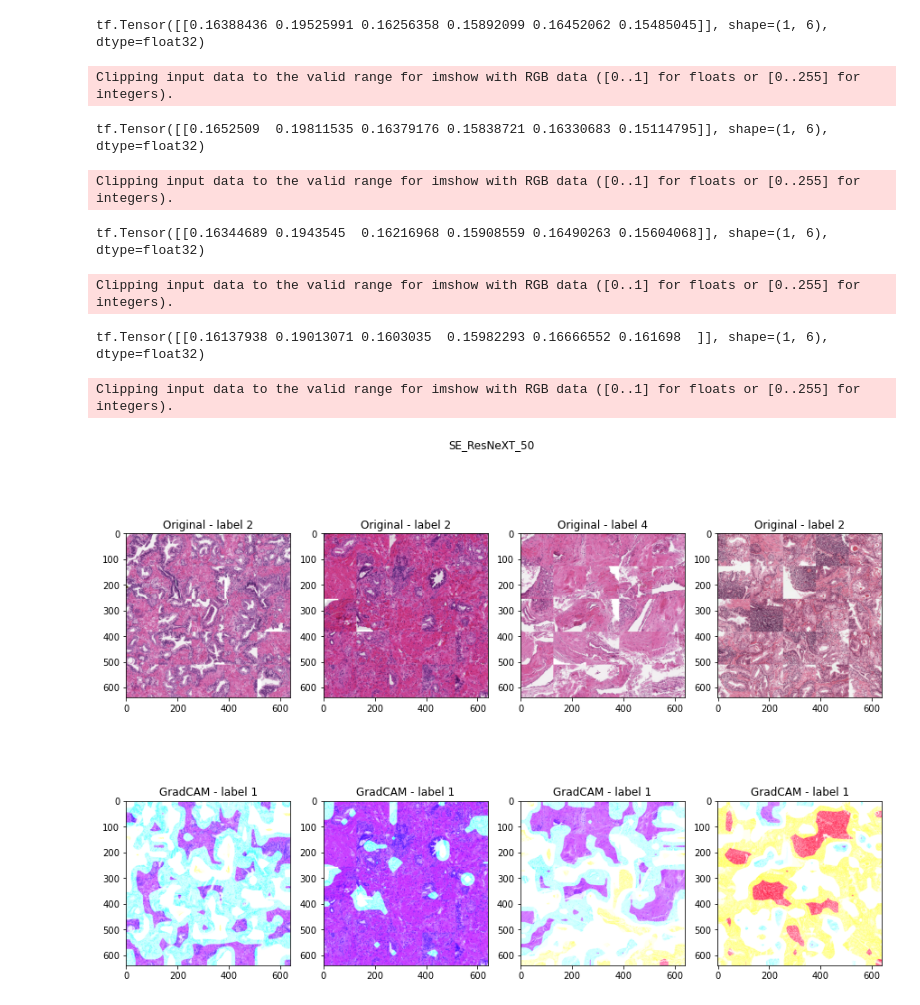
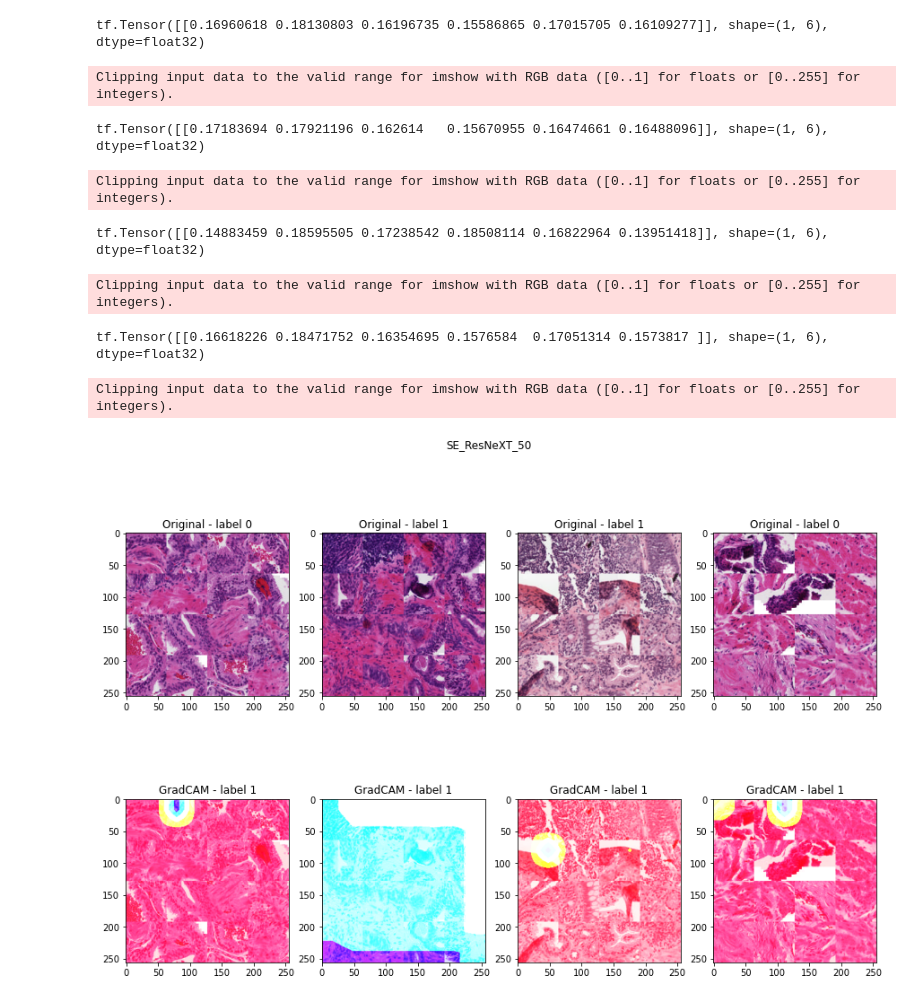
Before and after one commit to rootdobos/practica, a Jupyter notebook: sandbox/gradcam.ipynb, the cells around one changed output. Drawn from its saved outputs; the diff is of its cells as text; code cells hidden in the pictures.

Commit message:
added configuration to gradcam

```diff
--- a/sandbox/gradcam.ipynb
+++ b/sandbox/gradcam.ipynb
@@ -4,17 +4,37 @@ import pandas as pd
 from sklearn.model_selection import StratifiedKFold, train_test_split
 
 import pandaGenerator
-gradcam.seed_everything(gradcam.config.seed)
+
+config= gradcam.config(seed = 2023,
+            model_name="seresnext50",
+            batch_size = 4,
+            img_size = 64,
+            num_tiles = 16,
+            num_classes = 6,
+            num_splits = 5,
+            num_epochs = 5,
+            learning_rate = 3e-3,
+            num_workers = 1,
+            verbose = True,
+            train_data_name="64_4_4_0",
+            last_conv_layer_name = 'activation_80',
+            classifier_layer_names = [
+                'global_average_pooling2d_16',
+                'dense'
+                ]
+            )
+
+gradcam.seed_everything(config.seed)
 
 
 
-df = pd.read_csv("tiles/128_5_5.csv")
-df = df.sample(frac=1, random_state=gradcam.config.seed).reset_index(drop=True)
-train_df, valid_df = train_test_split(df, test_size=0.2, random_state=gradcam.config.seed)
+df = pd.read_csv(config.train_csv)
+df = df.sample(frac=1, random_state=config.seed).reset_index(drop=True)
+train_df, valid_df = train_test_split(df, test_size=0.2, random_state=config.seed)
 # %%
 train_datagen = pandaGenerator.PANDAGenerator(
     df=train_df,
-    config=gradcam.config,
+    config=config,
     mode='fit',
     apply_tfms=False,
     shuffle=True,
@@ -22,7 +42,7 @@ train_datagen = pandaGenerator.PANDAGenerator(
 
 val_datagen = pandaGenerator.PANDAGenerator(
     df=valid_df,
-    config=gradcam.config,
+    config=config,
     mode='fit',
     apply_tfms=False,
     shuffle=False,
@@ -134,30 +147,33 @@ classifier_layer_names = [
+# %%
+import tensorflow as tf
+model=tf.keras.models.load_model("modelcheckpoints/{}/{}.h5".format(config.train_data_name,config.model_name))
 # %%
 import matplotlib.pyplot as plt
 import cv2
 from numpy import random
 fig, ax = plt.subplots(figsize=(15, 10), ncols=4, nrows=2)
 
 
 for i in range(4):
-    raw_image, y = train_datagen.__getitem__(random.randint(400))
+    raw_image, y = train_datagen.__getitem__(random.randint(10))
     image = np.expand_dims(raw_image[0], axis=0)
-    heatmap,prediction = gradcam.make_gradcam_heatmap(image, model, last_conv_layer_name, classifier_layer_names)
+    heatmap,prediction = gradcam.make_gradcam_heatmap(image, model, config.last_conv_layer_name, config.classifier_layer_names)
     superimposed_image = gradcam.create_superimposed_visualization(raw_image[0], heatmap,cv2.COLORMAP_JET)
 
     ax[0][i].imshow(raw_image[0])
     ax[0][i].set_title('Original - label {}'.format(np.argmax(y[0])))
     ax[1][i].imshow(superimposed_image)
     ax[1][i].set_title('GradCAM - label {}'.format(prediction))
 
 fig.suptitle('SE_ResNeXT_50')
 plt.show()
 # %% [output]
-tf.Tensor([[0.16388436 0.19525991 0.16256358 0.15892099 0.16452062 0.15485045]], shape=(1, 6), dtype=float32)
+tf.Tensor([[0.16960618 0.18130803 0.16196735 0.15586865 0.17015705 0.16109277]], shape=(1, 6), dtype=float32)
 Clipping input data to the valid range for imshow with RGB data ([0..1] for floats or [0..255] for integers).
-tf.Tensor([[0.1652509  0.19811535 0.16379176 0.15838721 0.16330683 0.15114795]], shape=(1, 6), dtype=float32)
+tf.Tensor([[0.17183694 0.17921196 0.162614   0.15670955 0.16474661 0.16488096]], shape=(1, 6), dtype=float32)
 Clipping input data to the valid range for imshow with RGB data ([0..1] for floats or [0..255] for integers).
-tf.Tensor([[0.16344689 0.1943545  0.16216968 0.15908559 0.16490263 0.15604068]], shape=(1, 6), dtype=float32)
+tf.Tensor([[0.14883459 0.18595505 0.17238542 0.18508114 0.16822964 0.13951418]], shape=(1, 6), dtype=float32)
 Clipping input data to the valid range for imshow with RGB data ([0..1] for floats or [0..255] for integers).
-tf.Tensor([[0.16137938 0.19013071 0.1603035  0.15982293 0.16666552 0.161698  ]], shape=(1, 6), dtype=float32)
+tf.Tensor([[0.16618226 0.18471752 0.16354695 0.1576584  0.17051314 0.1573817 ]], shape=(1, 6), dtype=float32)
 Clipping input data to the valid range for imshow with RGB data ([0..1] for floats or [0..255] for integers).
-[figure, old version]
+[figure, new version]
```
Also changed, not shown: parts of 6 cells of this notebook, 2 other files.
